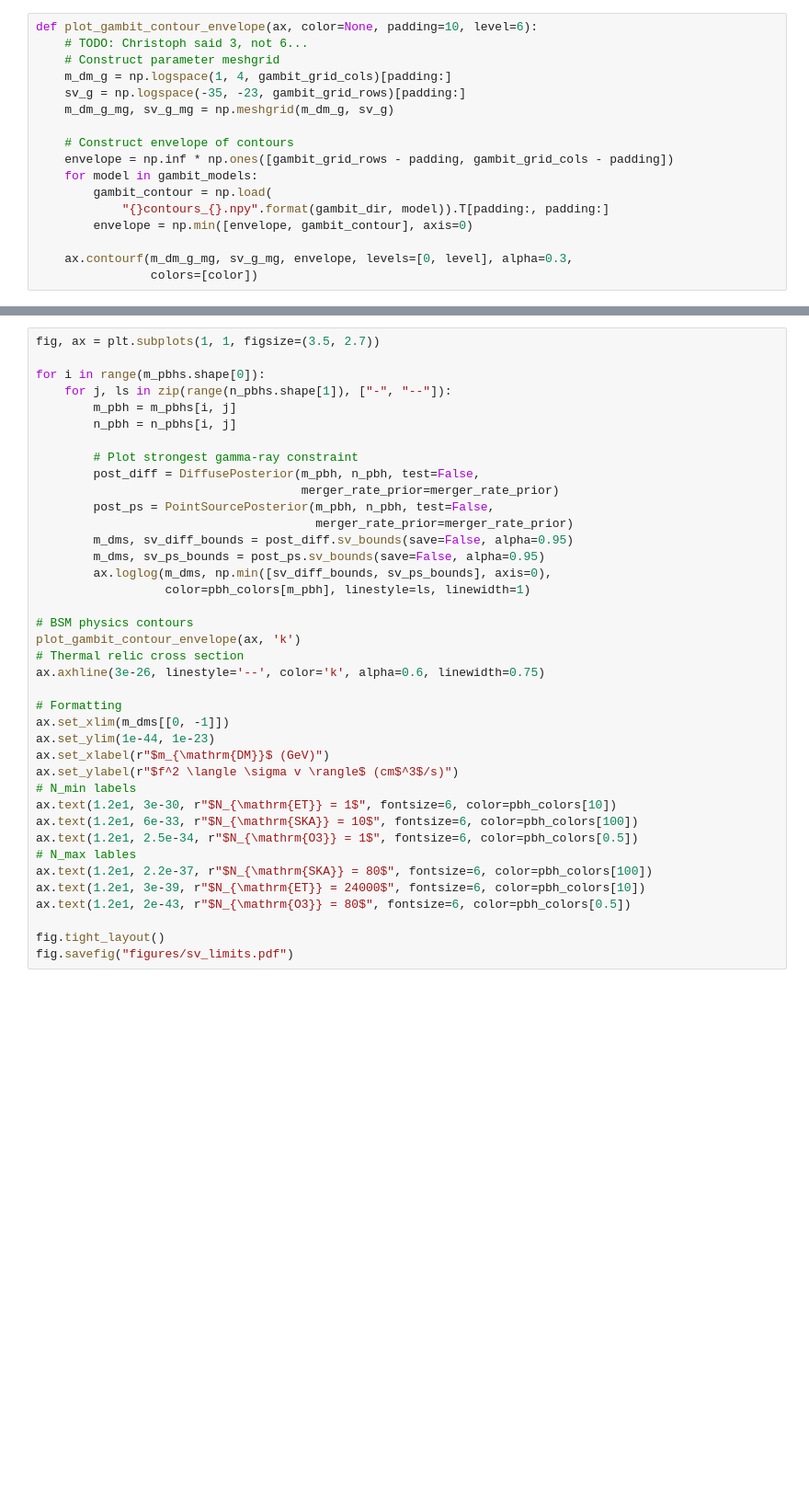
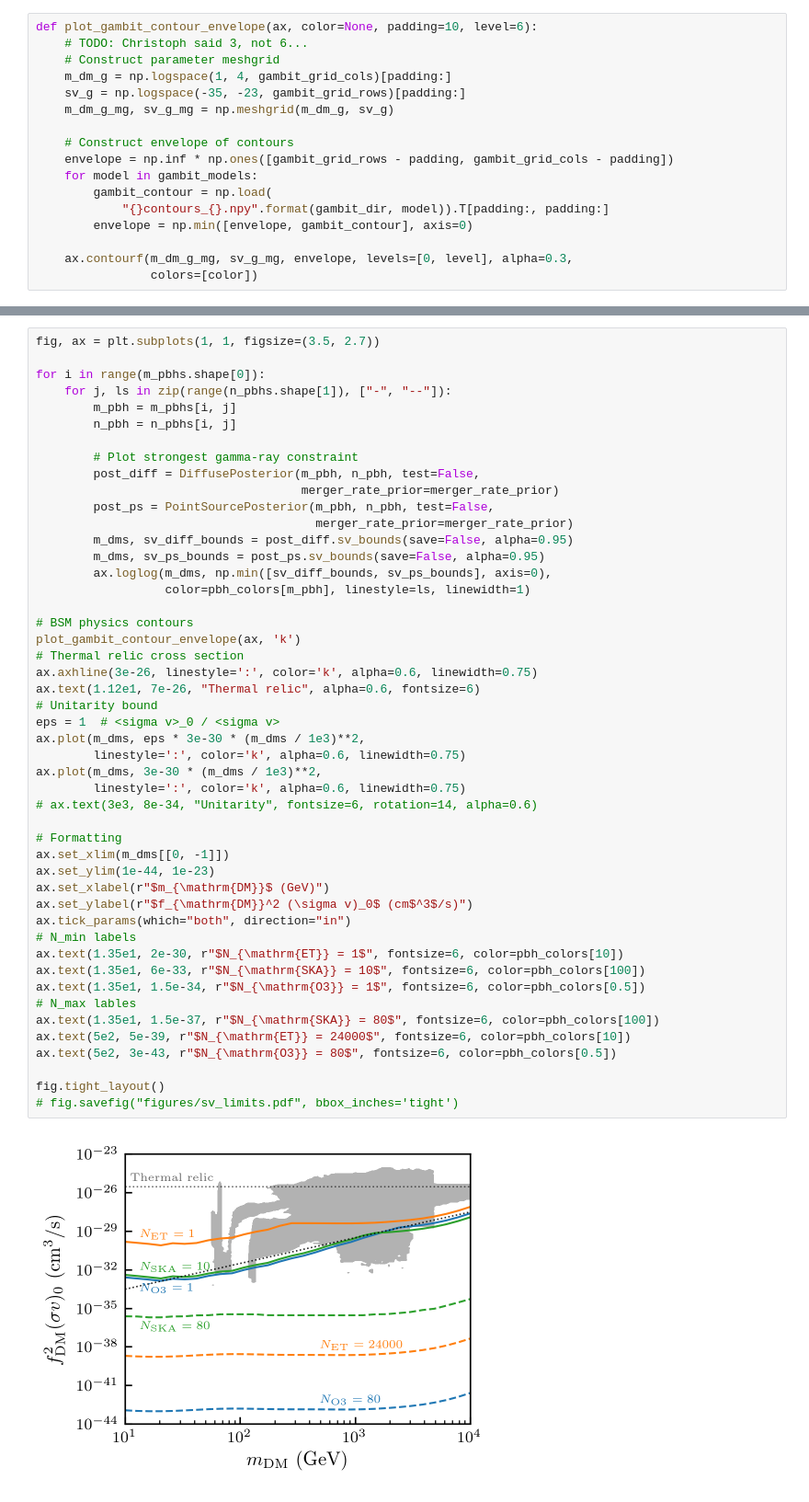
Before and after one commit to adam-coogan/pbhs_vs_wimps, a Jupyter notebook: posterior_sv_analysis_29_mar_2019.ipynb, the cells around one changed output, grey strips where cells are left out. Shown at 92% size. Drawn from its saved outputs; the diff is of its cells as text; blank space fills up the shorter version.

```diff
--- a/posterior_sv_analysis_29_mar_2019.ipynb
+++ b/posterior_sv_analysis_29_mar_2019.ipynb
@@ -92,39 +96,50 @@ fig.savefig("figures/sv_limits_ps_diff_comparison.pdf")
 # %%
 fig, ax = plt.subplots(1, 1, figsize=(3.5, 2.7))
 
 for i in range(m_pbhs.shape[0]):
     for j, ls in zip(range(n_pbhs.shape[1]), ["-", "--"]):
         m_pbh = m_pbhs[i, j]
         n_pbh = n_pbhs[i, j]
 
         # Plot strongest gamma-ray constraint
         post_diff = DiffusePosterior(m_pbh, n_pbh, test=False,
                                      merger_rate_prior=merger_rate_prior)
         post_ps = PointSourcePosterior(m_pbh, n_pbh, test=False,
                                        merger_rate_prior=merger_rate_prior)
         m_dms, sv_diff_bounds = post_diff.sv_bounds(save=False, alpha=0.95)
         m_dms, sv_ps_bounds = post_ps.sv_bounds(save=False, alpha=0.95)
         ax.loglog(m_dms, np.min([sv_diff_bounds, sv_ps_bounds], axis=0),
                   color=pbh_colors[m_pbh], linestyle=ls, linewidth=1)
 
 # BSM physics contours
 plot_gambit_contour_envelope(ax, 'k')
 # Thermal relic cross section
-ax.axhline(3e-26, linestyle='--', color='k', alpha=0.6, linewidth=0.75)
+ax.axhline(3e-26, linestyle=':', color='k', alpha=0.6, linewidth=0.75)
+ax.text(1.12e1, 7e-26, "Thermal relic", alpha=0.6, fontsize=6)
+# Unitarity bound
+eps = 1  # <sigma v>_0 / <sigma v>
+ax.plot(m_dms, eps * 3e-30 * (m_dms / 1e3)**2,
+        linestyle=':', color='k', alpha=0.6, linewidth=0.75)
+ax.plot(m_dms, 3e-30 * (m_dms / 1e3)**2,
+        linestyle=':', color='k', alpha=0.6, linewidth=0.75)
+# ax.text(3e3, 8e-34, "Unitarity", fontsize=6, rotation=14, alpha=0.6)
 
 # Formatting
 ax.set_xlim(m_dms[[0, -1]])
 ax.set_ylim(1e-44, 1e-23)
 ax.set_xlabel(r"$m_{\mathrm{DM}}$ (GeV)")
-ax.set_ylabel(r"$f^2 \langle \sigma v \rangle$ (cm$^3$/s)")
+ax.set_ylabel(r"$f_{\mathrm{DM}}^2 (\sigma v)_0$ (cm$^3$/s)")
+ax.tick_params(which="both", direction="in")
 # N_min labels
-ax.text(1.2e1, 3e-30, r"$N_{\mathrm{ET}} = 1$", fontsize=6, color=pbh_colors[10])
-ax.text(1.2e1, 6e-33, r"$N_{\mathrm{SKA}} = 10$", fontsize=6, color=pbh_colors[100])
-ax.text(1.2e1, 2.5e-34, r"$N_{\mathrm{O3}} = 1$", fontsize=6, color=pbh_colors[0.5])
+ax.text(1.35e1, 2e-30, r"$N_{\mathrm{ET}} = 1$", fontsize=6, color=pbh_colors[10])
+ax.text(1.35e1, 6e-33, r"$N_{\mathrm{SKA}} = 10$", fontsize=6, color=pbh_colors[100])
+ax.text(1.35e1, 1.5e-34, r"$N_{\mathrm{O3}} = 1$", fontsize=6, color=pbh_colors[0.5])
 # N_max lables
-ax.text(1.2e1, 2.2e-37, r"$N_{\mathrm{SKA}} = 80$", fontsize=6, color=pbh_colors[100])
-ax.text(1.2e1, 3e-39, r"$N_{\mathrm{ET}} = 24000$", fontsize=6, color=pbh_colors[10])
-ax.text(1.2e1, 2e-43, r"$N_{\mathrm{O3}} = 80$", fontsize=6, color=pbh_colors[0.5])
+ax.text(1.35e1, 1.5e-37, r"$N_{\mathrm{SKA}} = 80$", fontsize=6, color=pbh_colors[100])
+ax.text(5e2, 5e-39, r"$N_{\mathrm{ET}} = 24000$", fontsize=6, color=pbh_colors[10])
+ax.text(5e2, 3e-43, r"$N_{\mathrm{O3}} = 80$", fontsize=6, color=pbh_colors[0.5])
 
 fig.tight_layout()
-fig.savefig("figures/sv_limits.pdf")
+# fig.savefig("figures/sv_limits.pdf", bbox_inches='tight')
+# %% [output]
+[figure, added]
```
Also changed, not shown: parts of 20 cells of this notebook, 5 other files.
